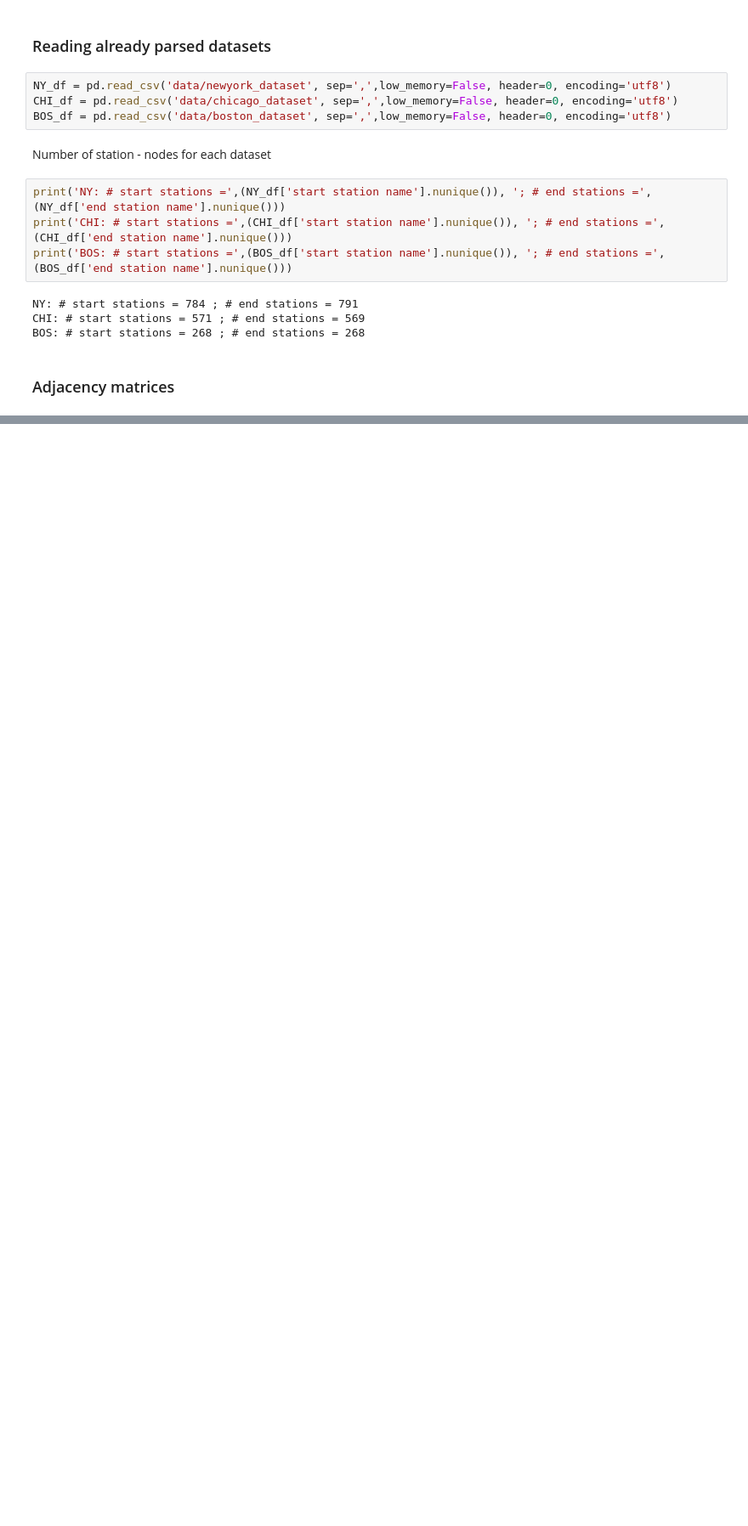
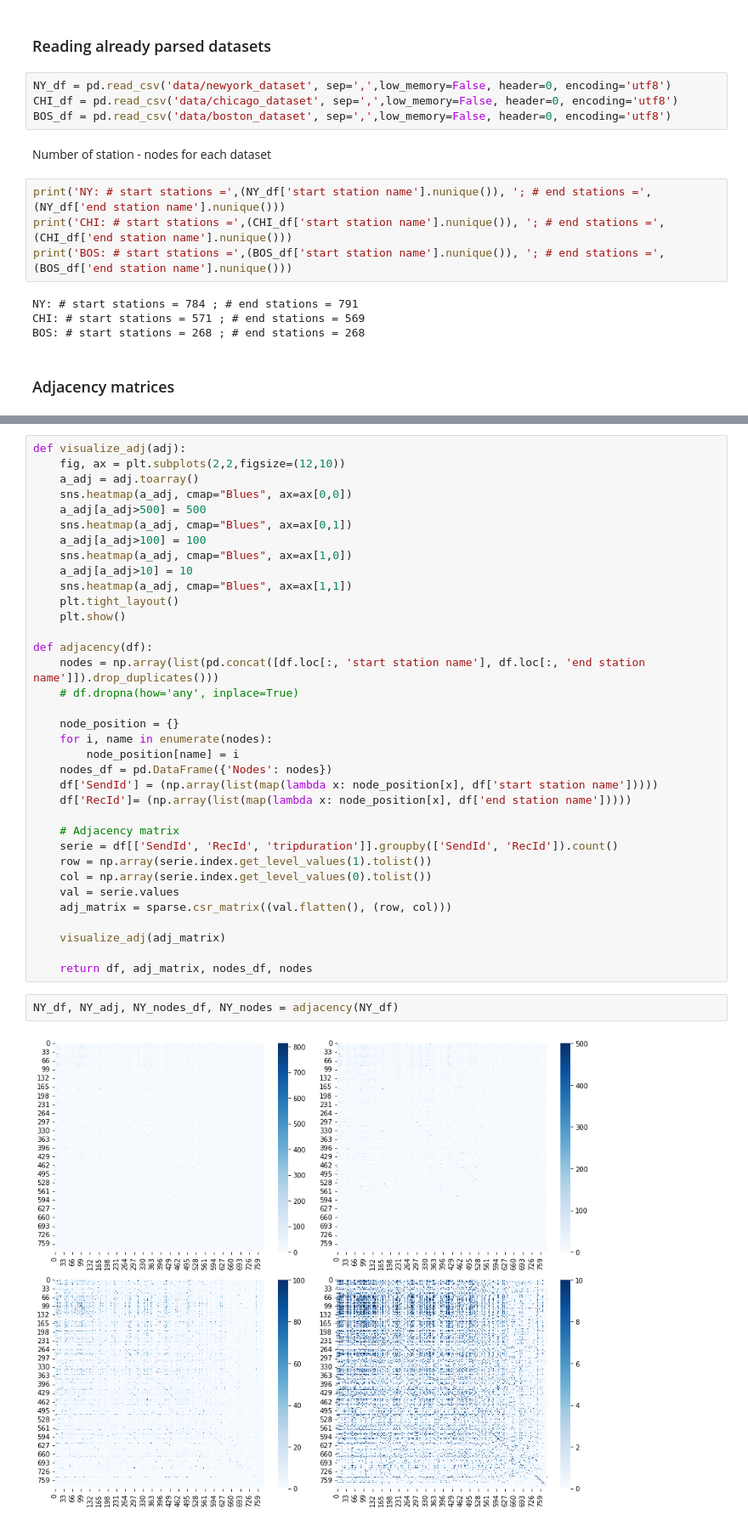
Before and after one commit to tommilotta/Bike-sharing-Analysis, a Jupyter notebook: Network_Analysis.ipynb, the cells around one changed output, grey strips where cells are left out. Shown at 85% size. Cells and saved outputs as stored; diff of their text form; blank space fills up the shorter version.

Commit message:
added adjacency matrices

```diff
--- a/Network_Analysis.ipynb
+++ b/Network_Analysis.ipynb
@@ -34,0 +25,39 @@ adj_matrix_crs = sparse.csr_matrix((val.flatten(), (row, col)), shape=(nodes.siz
+# %%
+def visualize_adj(adj):
+    fig, ax = plt.subplots(2,2,figsize=(12,10))
+    a_adj = adj.toarray()
+    sns.heatmap(a_adj, cmap="Blues", ax=ax[0,0])
+    a_adj[a_adj>500] = 500
+    sns.heatmap(a_adj, cmap="Blues", ax=ax[0,1])
+    a_adj[a_adj>100] = 100
+    sns.heatmap(a_adj, cmap="Blues", ax=ax[1,0])
+    a_adj[a_adj>10] = 10
+    sns.heatmap(a_adj, cmap="Blues", ax=ax[1,1])
+    plt.tight_layout()
+    plt.show()
+
+def adjacency(df):
+    nodes = np.array(list(pd.concat([df.loc[:, 'start station name'], df.loc[:, 'end station name']]).drop_duplicates()))
+    # df.dropna(how='any', inplace=True)
+
+    node_position = {}
+    for i, name in enumerate(nodes):
+        node_position[name] = i
+    nodes_df = pd.DataFrame({'Nodes': nodes})
+    df['SendId'] = (np.array(list(map(lambda x: node_position[x], df['start station name']))))
+    df['RecId']= (np.array(list(map(lambda x: node_position[x], df['end station name']))))
+
+    # Adjacency matrix
+    serie = df[['SendId', 'RecId', 'tripduration']].groupby(['SendId', 'RecId']).count()
+    row = np.array(serie.index.get_level_values(1).tolist())
+    col = np.array(serie.index.get_level_values(0).tolist())
+    val = serie.values
+    adj_matrix = sparse.csr_matrix((val.flatten(), (row, col)))
+
+    visualize_adj(adj_matrix)
+
+    return df, adj_matrix, nodes_df, nodes
+# %%
+NY_df, NY_adj, NY_nodes_df, NY_nodes = adjacency(NY_df)
+# %% [output]
+[figure, added]
```
Also changed, not shown: parts of 4 cells of this notebook, 1 other file.
